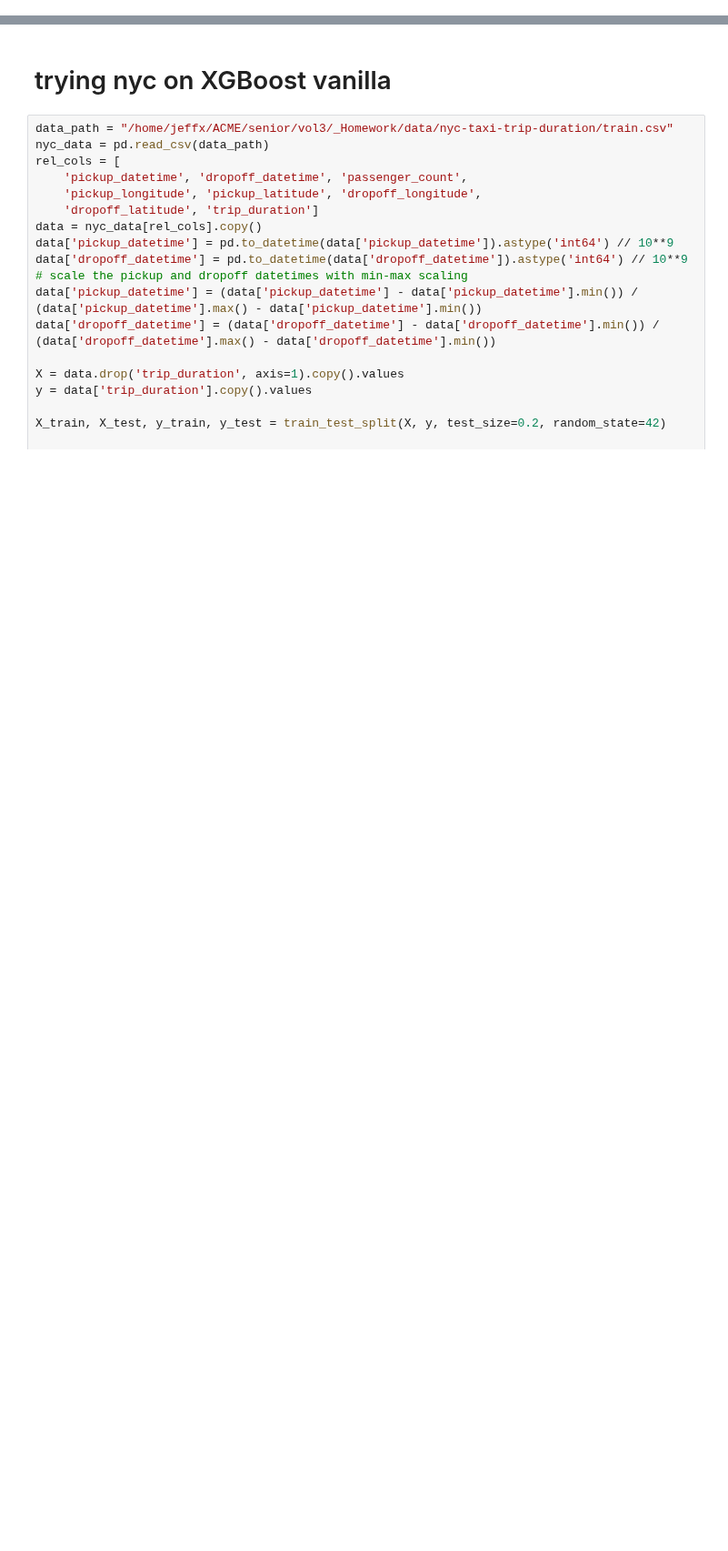
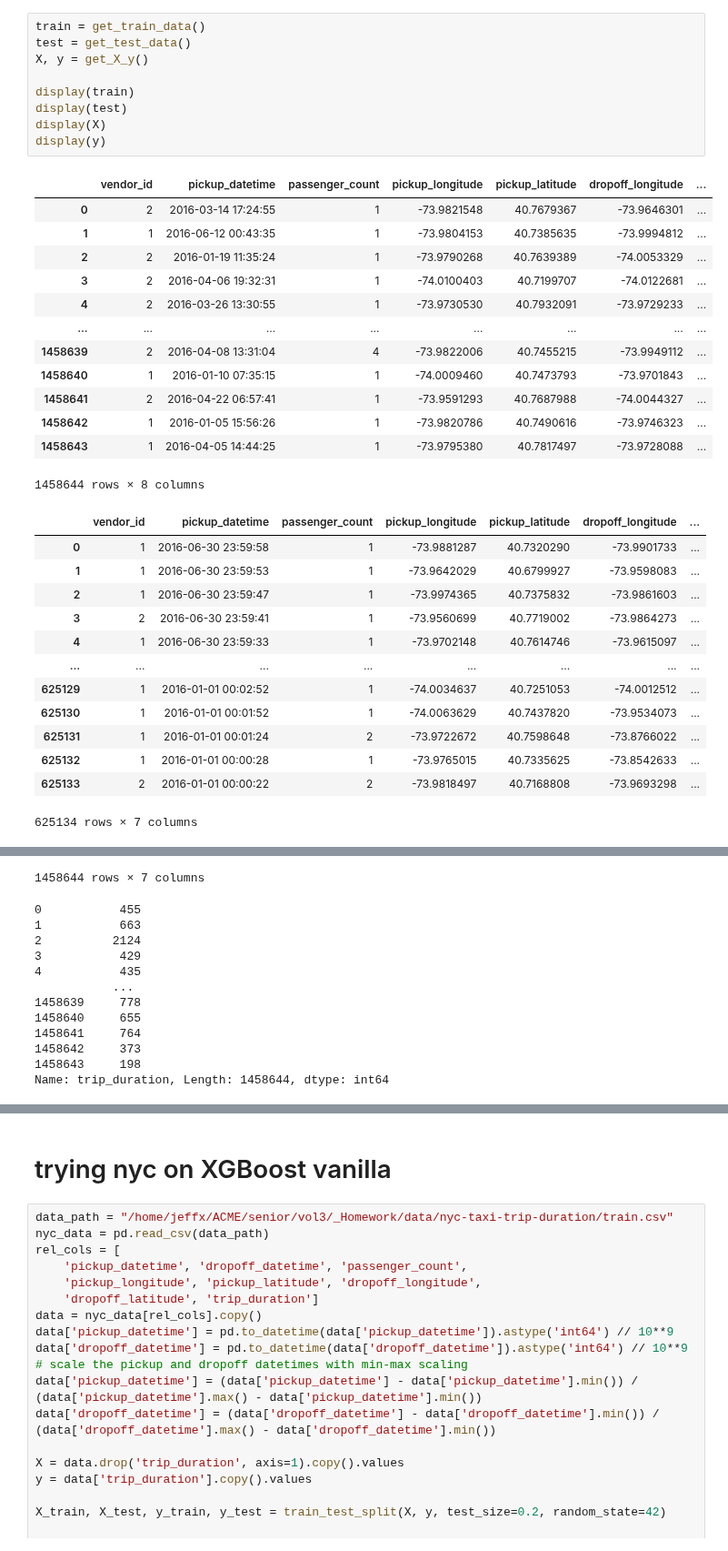
Before and after one commit to jeffxhansen/NYC_Taxi_Trip_Duration, a Jupyter notebook: jeff.ipynb, the cells around one changed output, grey strips where cells are left out. Shown at 91% size. Drawn from its saved outputs; the diff is of its cells as text; blank space fills up the shorter version.

Commit message:
updated data_manager

```diff
--- a/jeff.ipynb
+++ b/jeff.ipynb
@@ -11,0 +14,36 @@ set_np_pd_display_params(np, pd)
+# %%
+train = get_train_data()
+test = get_test_data()
+X, y = get_X_y()
+
+display(train)
+display(test)
+display(X)
+display(y)
+# %% [output]
+|  | vendor_id | pickup_datetime | passenger_count | pickup_longitude | pickup_latitude | dropoff_longitude | ... |
+| 0 | 2 | 2016-03-14 17:24:55 | 1 | -73.9821548 | 40.7679367 | -73.9646301 | ... |
+| 1 | 1 | 2016-06-12 00:43:35 | 1 | -73.9804153 | 40.7385635 | -73.9994812 | ... |
+| 2 | 2 | 2016-01-19 11:35:24 | 1 | -73.9790268 | 40.7639389 | -74.0053329 | ... |
+| 3 | 2 | 2016-04-06 19:32:31 | 1 | -74.0100403 | 40.7199707 | -74.0122681 | ... |
+| 4 | 2 | 2016-03-26 13:30:55 | 1 | -73.9730530 | 40.7932091 | -73.9729233 | ... |
+| ... | ... | ... | ... | ... | ... | ... | ... |
+| 1458639 | 2 | 2016-04-08 13:31:04 | 4 | -73.9822006 | 40.7455215 | -73.9949112 | ... |
+| 1458640 | 1 | 2016-01-10 07:35:15 | 1 | -74.0009460 | 40.7473793 | -73.9701843 | ... |
+| 1458641 | 2 | 2016-04-22 06:57:41 | 1 | -73.9591293 | 40.7687988 | -74.0044327 | ... |
+| 1458642 | 1 | 2016-01-05 15:56:26 | 1 | -73.9820786 | 40.7490616 | -73.9746323 | ... |
+| 1458643 | 1 | 2016-04-05 14:44:25 | 1 | -73.9795380 | 40.7817497 | -73.9728088 | ... |
+1458644 rows × 8 columns
+|  | vendor_id | pickup_datetime | passenger_count | pickup_longitude | pickup_latitude | dropoff_longitude | ... |
+| 0 | 1 | 2016-06-30 23:59:58 | 1 | -73.9881287 | 40.7320290 | -73.9901733 | ... |
+| 1 | 1 | 2016-06-30 23:59:53 | 1 | -73.9642029 | 40.6799927 | -73.9598083 | ... |
+| 2 | 1 | 2016-06-30 23:59:47 | 1 | -73.9974365 | 40.7375832 | -73.9861603 | ... |
+| 3 | 2 | 2016-06-30 23:59:41 | 1 | -73.9560699 | 40.7719002 | -73.9864273 | ... |
+| 4 | 1 | 2016-06-30 23:59:33 | 1 | -73.9702148 | 40.7614746 | -73.9615097 | ... |
+| ... | ... | ... | ... | ... | ... | ... | ... |
+| 625129 | 1 | 2016-01-01 00:02:52 | 1 | -74.0034637 | 40.7251053 | -74.0012512 | ... |
+| 625130 | 1 | 2016-01-01 00:01:52 | 1 | -74.0063629 | 40.7437820 | -73.9534073 | ... |
+| 625131 | 1 | 2016-01-01 00:01:24 | 2 | -73.9722672 | 40.7598648 | -73.8766022 | ... |
+| 625132 | 1 | 2016-01-01 00:00:28 | 1 | -73.9765015 | 40.7335625 | -73.8542633 | ... |
+| 625133 | 2 | 2016-01-01 00:00:22 | 2 | -73.9818497 | 40.7168808 | -73.9693298 | ... |
+625134 rows × 7 columns
@@ -11,0 +62,13 @@ set_np_pd_display_params(np, pd)
+1458644 rows × 7 columns
+0           455
+1           663
+2          2124
+3           429
+4           435
+           ...
+1458639     778
+1458640     655
+1458641     764
+1458642     373
+1458643     198
+Name: trip_duration, Length: 1458644, dtype: int64
```
Also changed, not shown: parts of 6 cells of this notebook, 2 other files.
